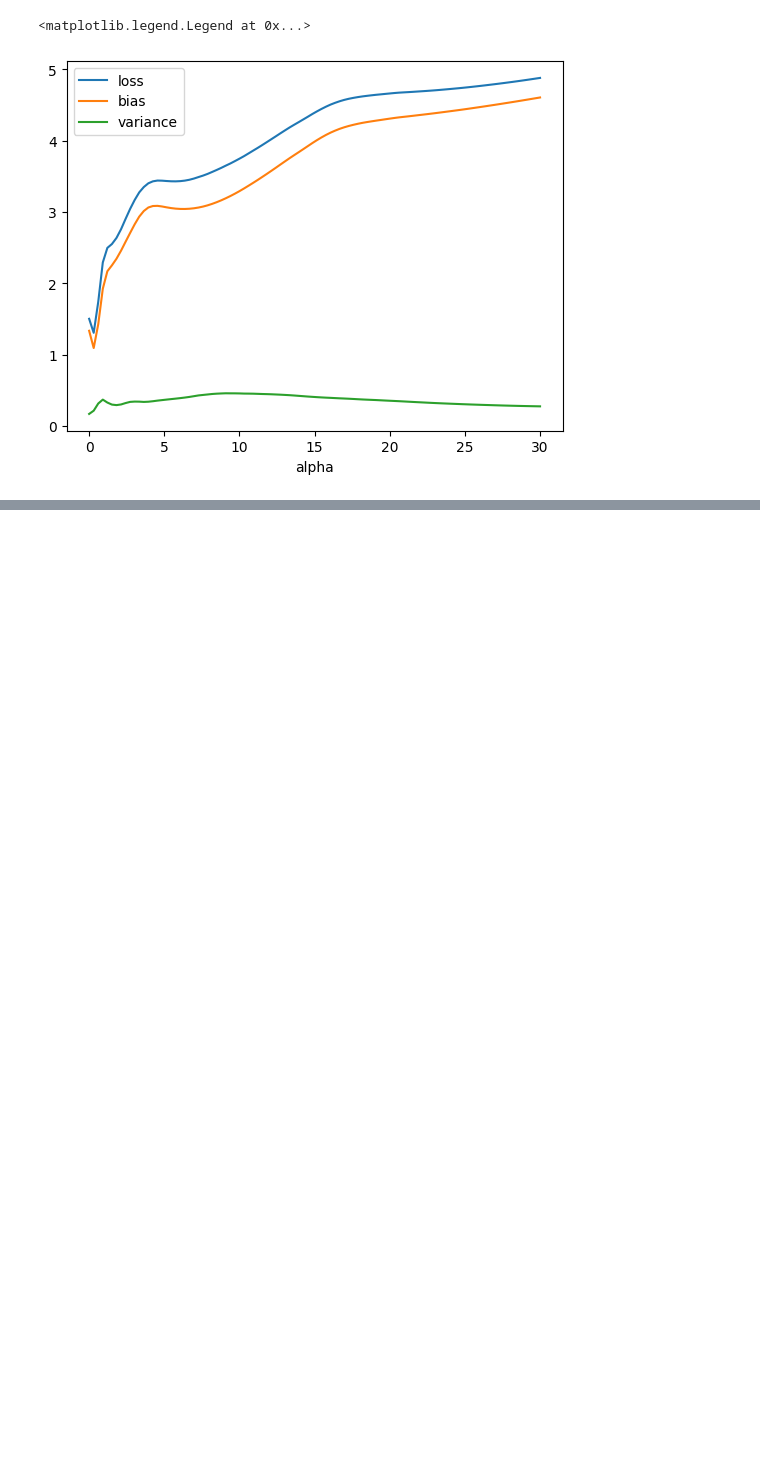
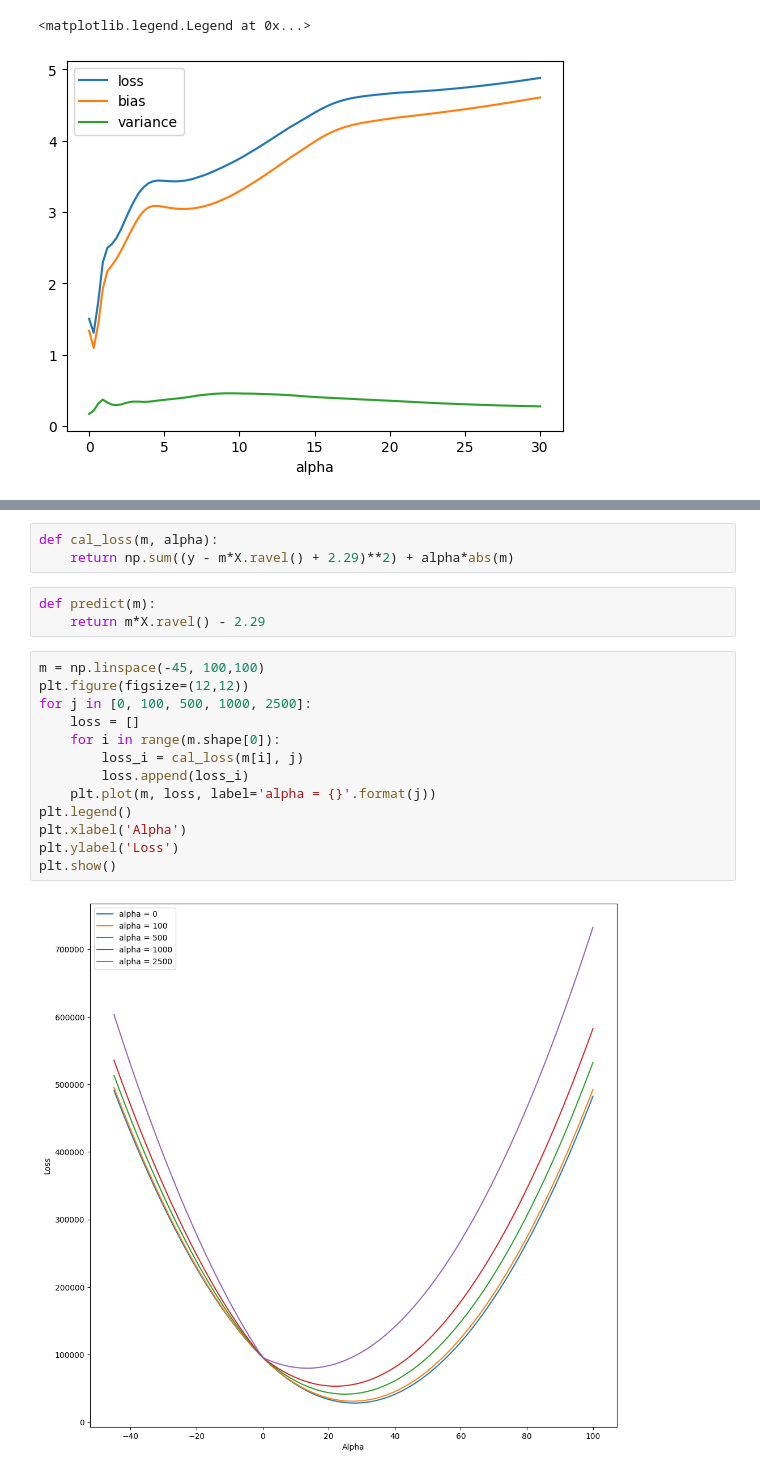
Before and after one commit to ahamudul-hasan/Machine-Learning, a Jupyter notebook: 4_Models/Supervised/3_Regularization/2_Lasso_Regression/2.ipynb, the cells around one changed output, grey strips where cells are left out. Saved outputs shown, nothing was run; the diff lists cells and outputs as text; blank space fills up the shorter version.

```diff
--- a/4_Models/Supervised/3_Regularization/2_Lasso_Regression/2.ipynb
+++ b/4_Models/Supervised/3_Regularization/2_Lasso_Regression/2.ipynb
@@ -221,0 +243,21 @@ plt.legend()
+# %%
+def cal_loss(m, alpha):
+    return np.sum((y - m*X.ravel() + 2.29)**2) + alpha*abs(m)
+# %%
+def predict(m):
+    return m*X.ravel() - 2.29
+# %%
+m = np.linspace(-45, 100,100)
+plt.figure(figsize=(12,12))
+for j in [0, 100, 500, 1000, 2500]:
+    loss = []
+    for i in range(m.shape[0]):
+        loss_i = cal_loss(m[i], j)
+        loss.append(loss_i)
+    plt.plot(m, loss, label='alpha = {}'.format(j))
+plt.legend()
+plt.xlabel('Alpha')
+plt.ylabel('Loss')
+plt.show()
+# %% [output]
+[figure, added]
```
Also changed, not shown: parts of 2 cells of this notebook, 1 other file.
